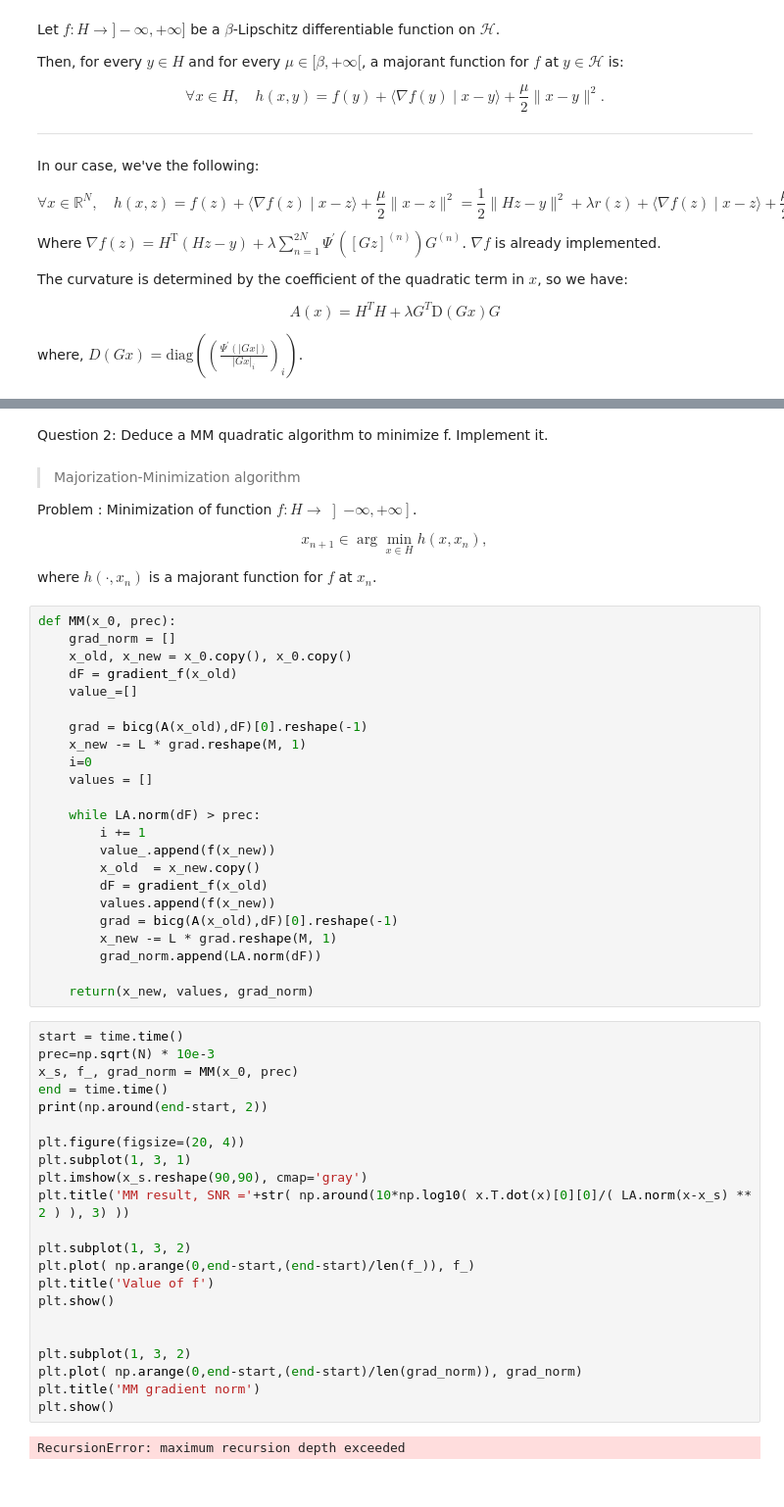
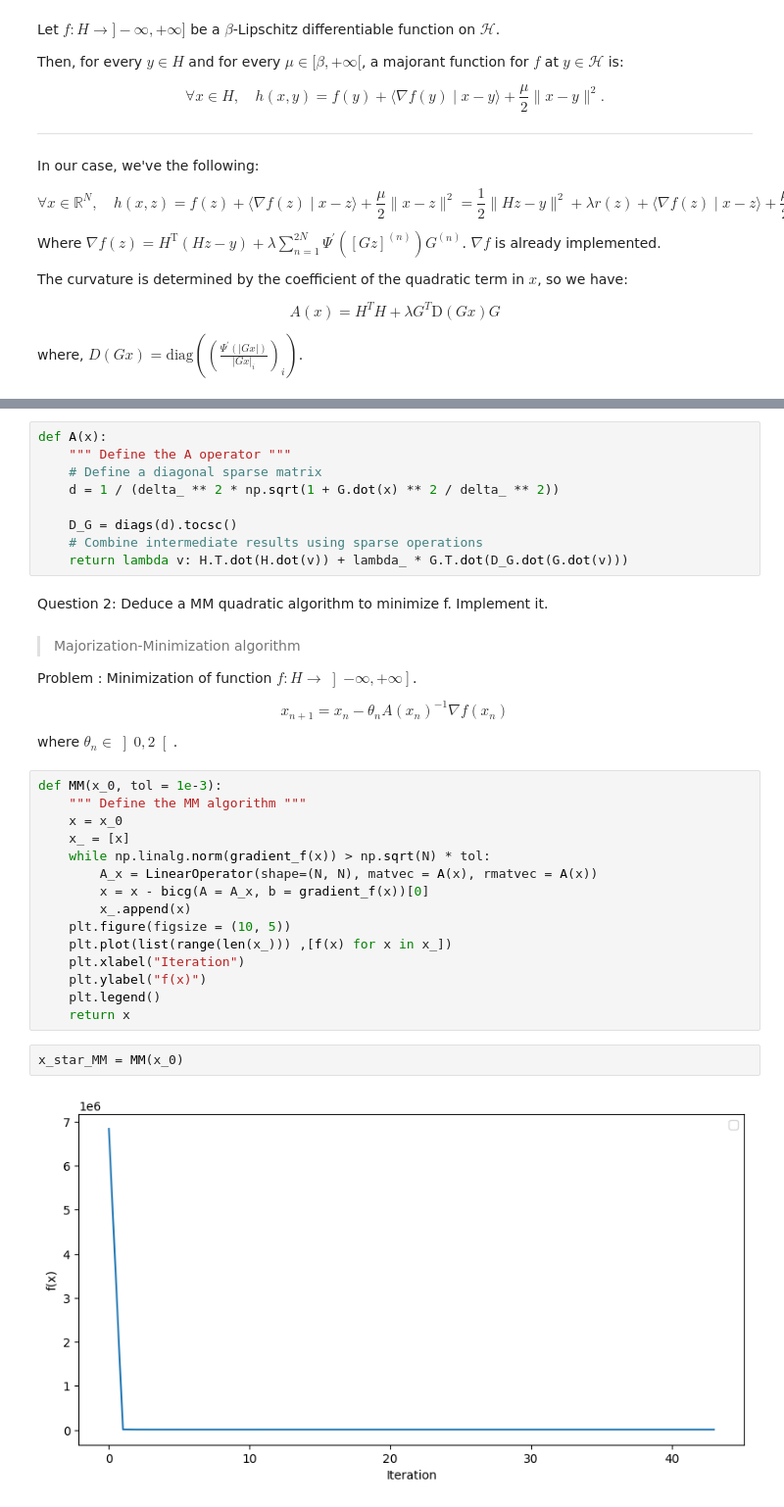
Before and after one commit to AugustinCablant/3A-class, a Jupyter notebook: Foundations of Distributed and Large Scale optimization/TP2/TP2.ipynb, the cells around one changed output, grey strips where cells are left out. Shown at 98% size. Cells and saved outputs as stored; diff of their text form.

Commit message:
MM algorithm

```diff
--- a/Foundations of Distributed and Large Scale optimization/TP2/TP2.ipynb
+++ b/Foundations of Distributed and Large Scale optimization/TP2/TP2.ipynb
@@ -315,3 +298,12 @@ A = lambda x: LinearOperator((N, N), matvec = A(x), rmatvec = A(x))
+# %%
+def A(x):
+    """ Define the A operator """
+    # Define a diagonal sparse matrix
+    d = 1 / (delta_ ** 2 * np.sqrt(1 + G.dot(x) ** 2 / delta_ ** 2))
+
+    D_G = diags(d).tocsc()
+    # Combine intermediate results using sparse operations
+    return lambda v: H.T.dot(H.dot(v)) + lambda_ * G.T.dot(D_G.dot(G.dot(v)))
 # %% [markdown]
 Question 2: Deduce a MM quadratic algorithm to minimize f. Implement it.
 # %% [markdown]
@@ -320,54 +312,26 @@ Question 2: Deduce a MM quadratic algorithm to minimize f. Implement it.
 Problem : Minimization of function $f : H \to \left]-\infty, +\infty \right]$.
 
 $$
-x_{n+1} \in \arg\min_{x \in H} h(x, x_n),
+x_{n+1} = x_n - \theta _n A(x_n) ^{-1} \nabla f(x_n)
 $$
 
-where $h(\cdot, x_n)$ is a majorant function for $f$ at $x_n$.
+where $\theta _n \in \left] 0, 2\right[ $.
-# %%
-def MM(x_0, prec):
-    grad_norm = []
-    x_old, x_new = x_0.copy(), x_0.copy()
-    dF = gradient_f(x_old)
-    value_=[]
-
-    grad = bicg(A(x_old),dF)[0].reshape(-1)
-    x_new -= L * grad.reshape(M, 1)
-    i=0
-    values = []
-
-    while LA.norm(dF) > prec:
-        i += 1
-        value_.append(f(x_new))
-        x_old  = x_new.copy()
-        dF = gradient_f(x_old)
-        values.append(f(x_new))
-        grad = bicg(A(x_old),dF)[0].reshape(-1)
-        x_new -= L * grad.reshape(M, 1)
-        grad_norm.append(LA.norm(dF))
-
-    return(x_new, values, grad_norm)
-# %%
-start = time.time()
-prec=np.sqrt(N) * 10e-3
-x_s, f_, grad_norm = MM(x_0, prec)
-end = time.time()
-print(np.around(end-start, 2))
-
-plt.figure(figsize=(20, 4))
-plt.subplot(1, 3, 1)
-plt.imshow(x_s.reshape(90,90), cmap='gray')
-plt.title('MM result, SNR ='+str( np.around(10*np.log10( x.T.dot(x)[0][0]/( LA.norm(x-x_s) ** 2 ) ), 3) ))
-
-plt.subplot(1, 3, 2)
-plt.plot( np.arange(0,end-start,(end-start)/len(f_)), f_)
-plt.title('Value of f')
-plt.show()
-
-
-plt.subplot(1, 3, 2)
-plt.plot( np.arange(0,end-start,(end-start)/len(grad_norm)), grad_norm)
-plt.title('MM gradient norm')
-plt.show()
-# %% [output]
-RecursionError: maximum recursion depth exceeded
+# %%
+def MM(x_0, tol = 1e-3):
+    """ Define the MM algorithm """
+    x = x_0
+    x_ = [x]
+    while np.linalg.norm(gradient_f(x)) > np.sqrt(N) * tol:
+        A_x = LinearOperator(shape=(N, N), matvec = A(x), rmatvec = A(x))
+        x = x - bicg(A = A_x, b = gradient_f(x))[0]
+        x_.append(x)
+    plt.figure(figsize = (10, 5))
+    plt.plot(list(range(len(x_))) ,[f(x) for x in x_])
+    plt.xlabel("Iteration")
+    plt.ylabel("f(x)")
+    plt.legend()
+    return x
+# %%
+x_star_MM = MM(x_0)
+# %% [output]
+[figure, added]
```
Also changed, not shown: parts of 13 cells of this notebook.
